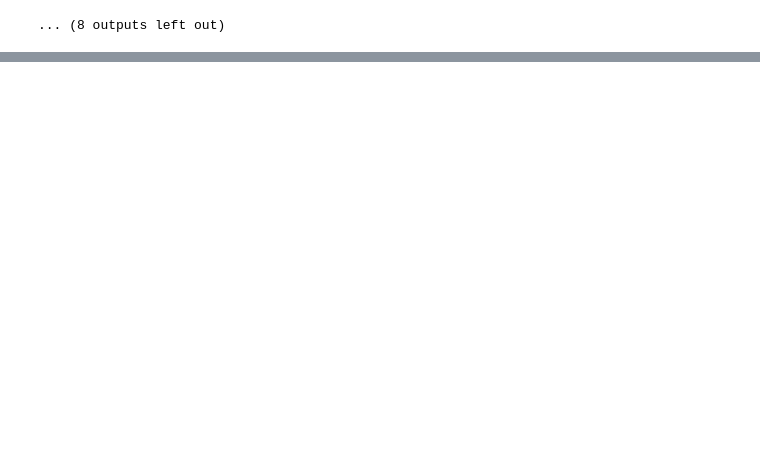
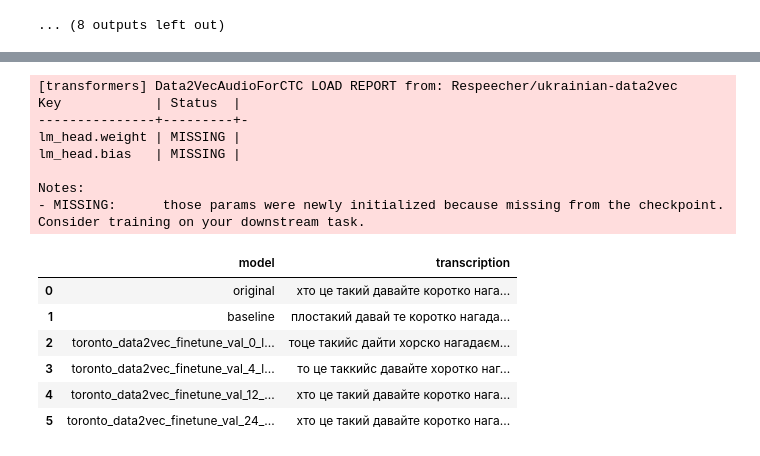
Before and after one commit to ALEGATOR1209/kse-deep-audio-lab3, a Jupyter notebook: ssr_toronto.ipynb, the cells around one changed output, grey strips where cells are left out. Cells and saved outputs as stored; diff of their text form; code cells hidden in the pictures; blank space fills up the shorter version.

Commit message:
transcription example

```diff
--- a/ssr_toronto.ipynb
+++ b/ssr_toronto.ipynb
@@ -908,3 +907,63 @@ LOCAL_RANK: 0 - CUDA_VISIBLE_DEVICES: [0]
 └───────────────────────────┴───────────────────────────┘
 [interactive output not drawn]
 ... (8 outputs left out)
+# %%
+sample = toronto_test_df.iloc[400]
+
+audio, sr = librosa.load(sample.path, sr=16_000)
+
+inputs = baseline_processor(audio, sampling_rate=sr, return_tensors="pt")
+
+results = []
+
+print(sample)
+
+with torch.no_grad():
+    logits = baseline_model(**inputs).logits
+
+predicted_ids = torch.argmax(logits, dim=-1)
+
+baseline_transcription = baseline_processor.batch_decode(predicted_ids)
+
+results.append({"model": "original", "transcription": sample.label})
+results.append({"model": "baseline", "transcription": baseline_transcription[0]})
+
+def run_inference(modelname, version):
+  tokenizer = Wav2Vec2CTCTokenizer(VOCAB)
+  feature_extractor = Wav2Vec2FeatureExtractor.from_pretrained(BACKBONE_MODEL)
+  processor = Wav2Vec2Processor(feature_extractor=feature_extractor, tokenizer=tokenizer)
+
+  model = Data2VecAudioForCTC.from_pretrained(
+    BACKBONE_MODEL,
+    vocab_size=len(vocab_dict),
+    pad_token_id=tokenizer.pad_token_id,
+    ctc_zero_infinity=True,
+    ctc_loss_reduction="mean",
+    attn_implementation="sdpa",
+  )
+
+  loaded = Data2VecCTC.load_from_checkpoint(
+    f"logs/{modelname}/version_{version}/checkpoints/best.ckpt",
+    model=model,
+    processor=processor,
+  )
+  loaded.eval()
+
+  inputs = processor(audio, sampling_rate=sr, return_tensors="pt")
+  inputs = {k: v.to(loaded.device) for k, v in inputs.items()}
+
+  with torch.no_grad():
+    logits = loaded.model(**inputs).logits
+
+  predicted_ids = torch.argmax(logits, dim=-1)
+  transcription = processor.batch_decode(predicted_ids)
+  results.append({"model": modelname, "transcription": transcription[0]})
+
+
+run_inference("toronto_data2vec_finetune_val_0_layers", 0)
+run_inference("toronto_data2vec_finetune_val_4_layers", 0)
+run_inference("toronto_data2vec_finetune_val_12_layers", 0)
+run_inference("toronto_data2vec_finetune_val_24_layers", 0)
+
+pd.DataFrame(results)
+# %% [output]
@@ -910,0 +1001,15 @@ LOCAL_RANK: 0 - CUDA_VISIBLE_DEVICES: [0]
+[transformers] Data2VecAudioForCTC LOAD REPORT from: Respeecher/ukrainian-data2vec
+Key            | Status  |
+---------------+---------+-
+lm_head.weight | MISSING |
+lm_head.bias   | MISSING |
+
+Notes:
+- MISSING:      those params were newly initialized because missing from the checkpoint. Consider training on your downstream task.
+|  | model | transcription |
+| 0 | original | хто це такий давайте коротко нага... |
+| 1 | baseline | плостакий давай те коротко нагада... |
+| 2 | toronto_data2vec_finetune_val_0_l... | тоце такийс дайти хорско нагадаєм... |
+| 3 | toronto_data2vec_finetune_val_4_l... | то це таккийс давайте хоротко наг... |
+| 4 | toronto_data2vec_finetune_val_12_... | хто це такий давайте коротко нага... |
+| 5 | toronto_data2vec_finetune_val_24_... | хто це такий давайте коротко нага... |
```
Also changed, not shown: parts of 4 cells of this notebook, 2 other files.
